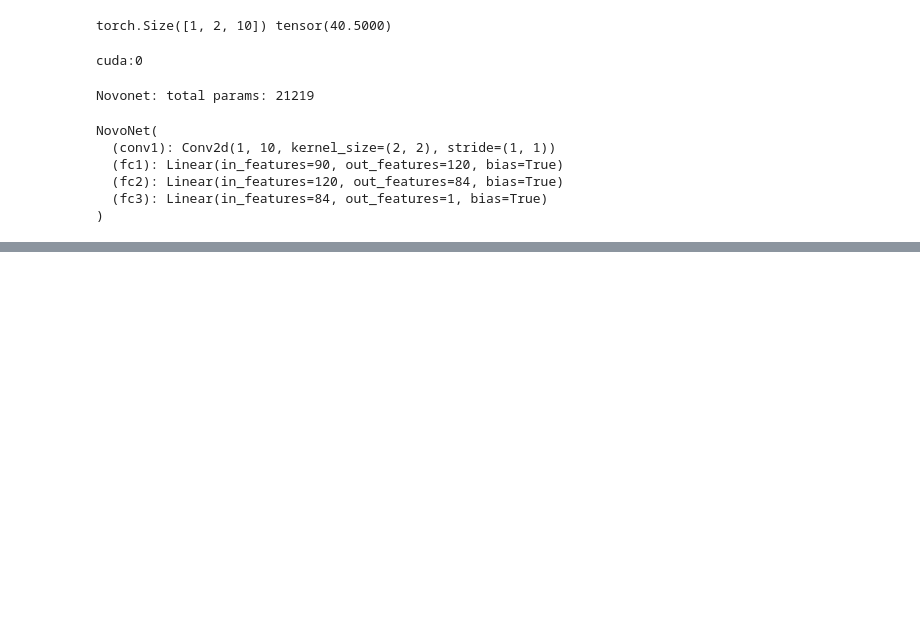
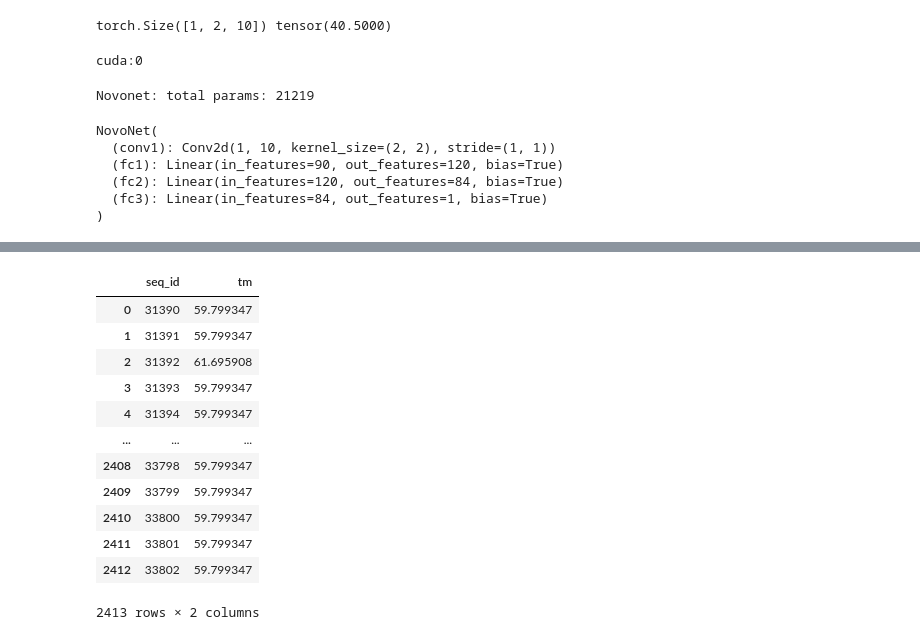
Before and after one commit to gopinathak-geek/novozymes-enzyme-stability-prediction, a Jupyter notebook: NovoModel.ipynb, the cells around one changed output, grey strips where cells are left out. Saved outputs shown, nothing was run; the diff lists cells and outputs as text; code cells hidden in the pictures; blank space fills up the shorter version.

Commit message:
added test set

```diff
--- a/NovoModel.ipynb
+++ b/NovoModel.ipynb
@@ -252,0 +383,26 @@ for epoch in range(EPOCHS):
+# %%
+class TestData(Dataset):
+
+    def __init__(self, X_data):
+        self.X_data = X_data
+
+    def __getitem__(self, index):
+        return self.X_data[index]
+
+    def __len__ (self):
+        return len(self.X_data)
+# %%
+test_data = TestData(torch.FloatTensor(test_img))
+# %%
+test_loader = DataLoader(dataset=test_data, batch_size=1)
+# %%
+pred_list = []
+net.eval()
+with torch.no_grad():
+    for img in test_loader:
+        img = img.to(device)
+        prediction = net(img)
+        print(prediction)
+        pred_list.append(prediction.cpu().numpy())
+        #pred_list.append(prediction.cpu().numpy())
+tm = [a.squeeze().tolist() for a in pred_list]
@@ -252,0 +447,17 @@ for epoch in range(EPOCHS):
+# %%
+df = pd.DataFrame({"seq_id":seq_id, "tm":tm })
+df
+# %% [output]
+|  | seq_id | tm |
+| 0 | 31390 | 59.799347 |
+| 1 | 31391 | 59.799347 |
+| 2 | 31392 | 61.695908 |
+| 3 | 31393 | 59.799347 |
+| 4 | 31394 | 59.799347 |
+| ... | ... | ... |
+| 2408 | 33798 | 59.799347 |
+| 2409 | 33799 | 59.799347 |
+| 2410 | 33800 | 59.799347 |
+| 2411 | 33801 | 59.799347 |
+| 2412 | 33802 | 59.799347 |
+2413 rows × 2 columns
```
Also changed, not shown: parts of 14 cells of this notebook.
